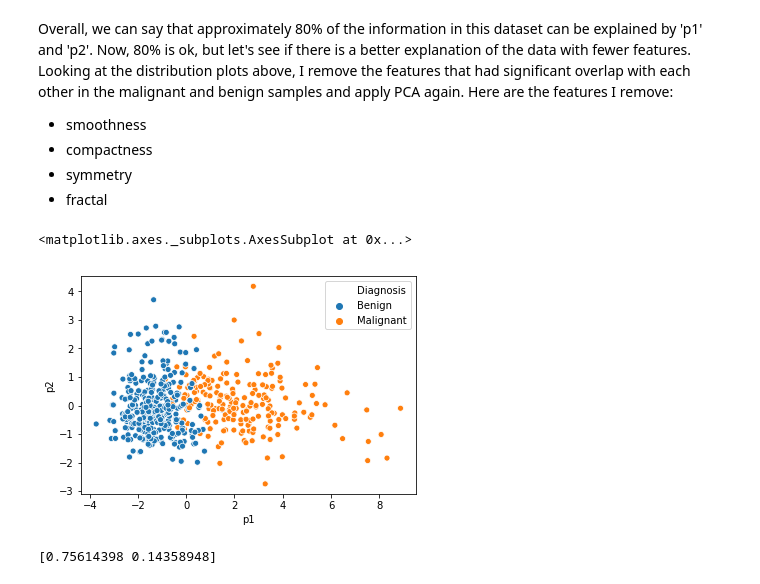
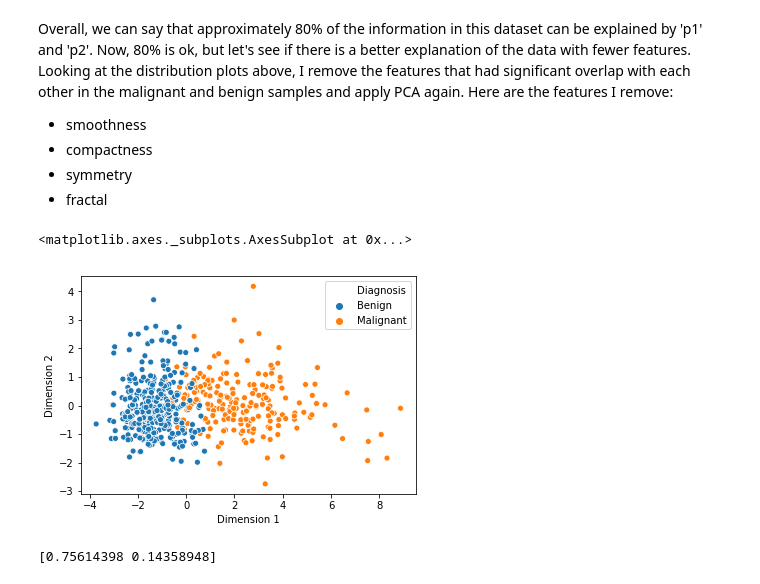
Before and after one commit to daniellaraz/Breast_Cancer_Project, a Jupyter notebook: Breast_Cancer_Exploration.ipynb, the cells around one changed output. Saved outputs shown, nothing was run; the diff lists cells and outputs as text; code cells hidden in the pictures.

```diff
--- a/Breast_Cancer_Exploration.ipynb
+++ b/Breast_Cancer_Exploration.ipynb
@@ -557,36 +586,36 @@ from sklearn.preprocessing import StandardScaler
 features = [
     'radius_mean',
     'texture_mean',
     'perimeter_mean',
     'area_mean',
     'concavity_mean',
     'concave points_mean'
 ]
 
 feature_data = bc_data[features]
 target_data = bc_data['diagnosis']
 
 # standardize the features
 processed_feature_data = pd.DataFrame(StandardScaler().fit_transform(feature_data), columns=features)
 
 # reduce the dimensionality of the data
 from sklearn.decomposition import PCA
 
 pca = PCA(n_components=2)
 principal_components = pca.fit_transform(processed_feature_data)
-principal_df = pd.DataFrame(data = principal_components, columns=['p1', 'p2'])
+principal_df = pd.DataFrame(data = principal_components, columns=['Dimension 1', 'Dimension 2'])
 
 # rebuild the dataframe with principal components and diagnosis
 final_df = pd.concat([principal_df, bc_data[['diagnosis']]], axis = 1)
 
 #ensuring that legend displays benign and malignant, not 1 and 0, and consistency of colors
 final_df['Diagnosis'] = final_df['diagnosis'].map({0: 'Benign', 1: 'Malignant'})
 
 # put data on scatterplot
-sns.scatterplot(x='p1', y='p2', hue="Diagnosis", data=final_df, hue_order = ["Benign", "Malignant"])
+sns.scatterplot(x='Dimension 1', y='Dimension 2', hue="Diagnosis", data=final_df, hue_order = ["Benign", "Malignant"])
 # %% [output]
 <matplotlib.axes._subplots.AxesSubplot at 0x...>
-[figure, old version]
+[figure, new version]
 # %%
 print(pca.explained_variance_ratio_)
 # %% [output]
```
Also changed, not shown: parts of 21 cells of this notebook.
